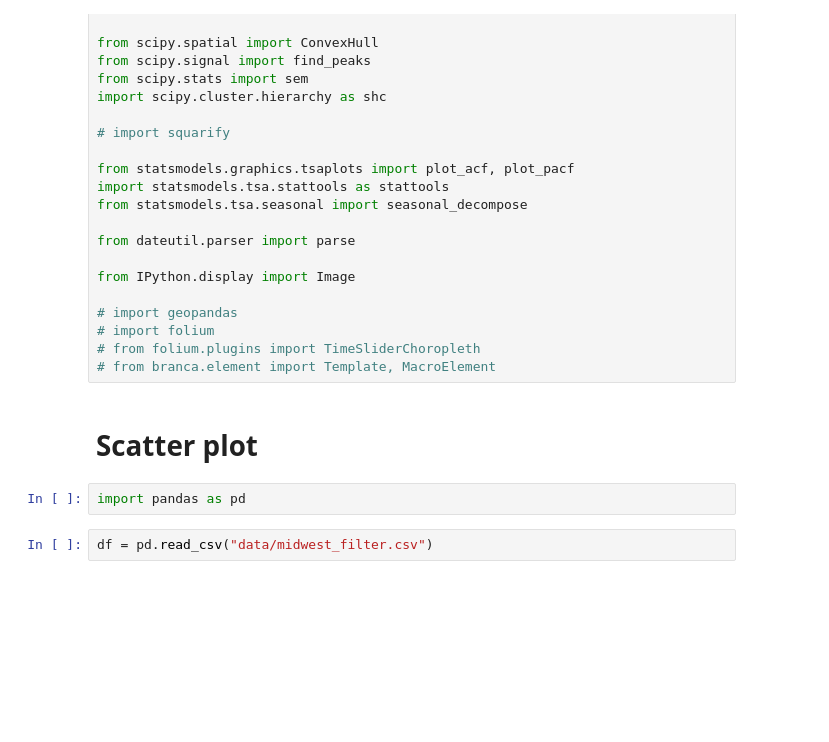
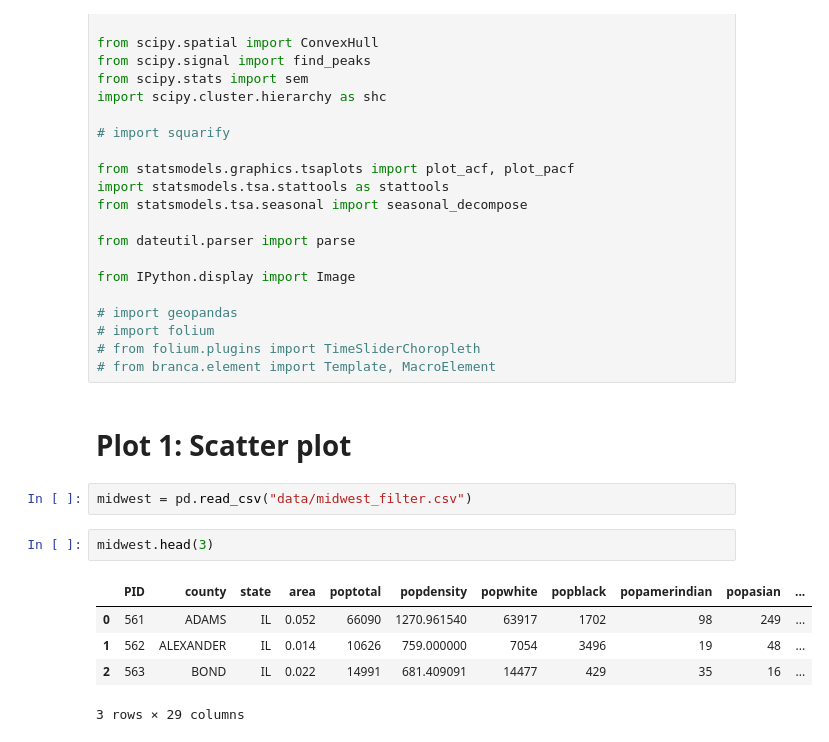
Before and after one commit to kyutcho/viz_in_python, a Jupyter notebook: viz_in_python.ipynb, the cells around one changed output. Cells and saved outputs as stored; diff of their text form; blank space fills up the shorter version.

```diff
--- a/viz_in_python.ipynb
+++ b/viz_in_python.ipynb
@@ -38,11 +38,17 @@ from IPython.display import Image
 # from folium.plugins import TimeSliderChoropleth
 # from branca.element import Template, MacroElement
 # %% [markdown]
-# Scatter plot
+# Plot 1: Scatter plot
-# %%
-import pandas as pd
 # %%
-df = pd.read_csv("data/midwest_filter.csv")
+midwest = pd.read_csv("data/midwest_filter.csv")
+# %%
+midwest.head(3)
+# %% [output]
+|  | PID | county | state | area | poptotal | popdensity | popwhite | popblack | popamerindian | popasian | ... |
+| 0 | 561 | ADAMS | IL | 0.052 | 66090 | 1270.961540 | 63917 | 1702 | 98 | 249 | ... |
+| 1 | 562 | ALEXANDER | IL | 0.014 | 10626 | 759.000000 | 7054 | 3496 | 19 | 48 | ... |
+| 2 | 563 | BOND | IL | 0.022 | 14991 | 681.409091 | 14477 | 429 | 35 | 16 | ... |
+3 rows × 29 columns
 # %%
 # instanciate the figure
 fig = plt.figure(figsize = (12, 6))
```
Also changed, not shown: parts of 3 cells of this notebook.
